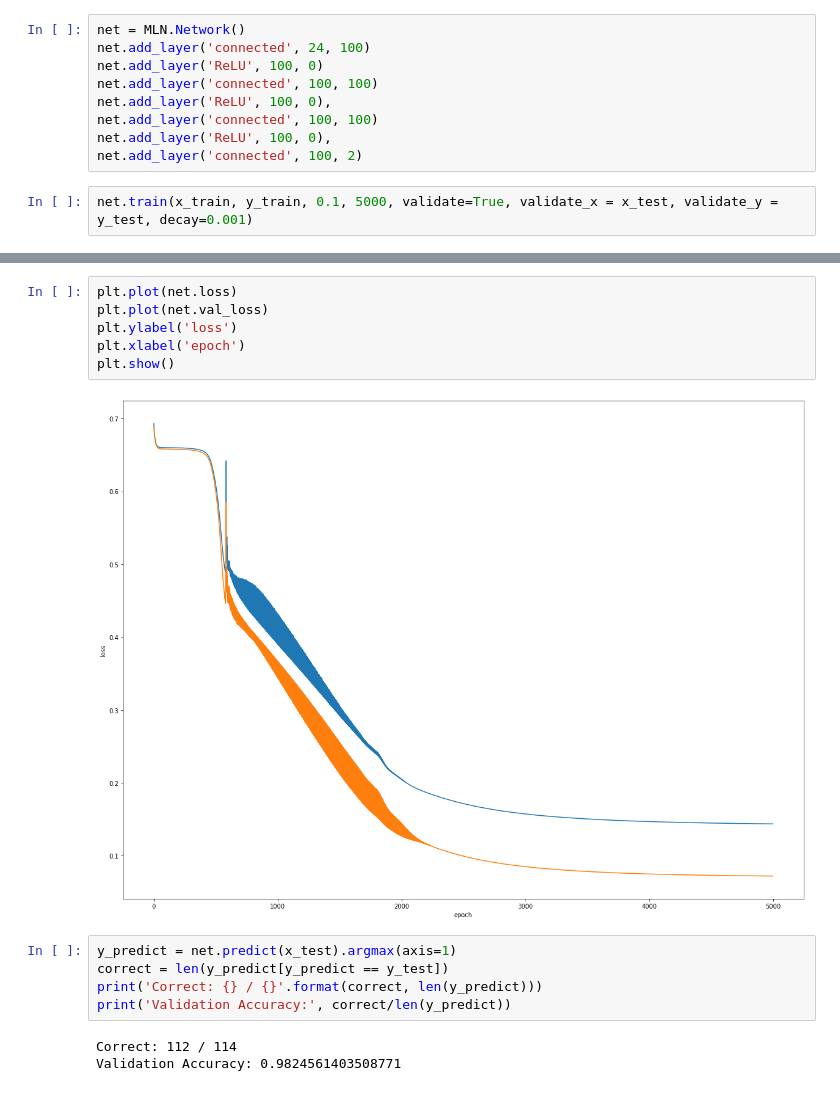
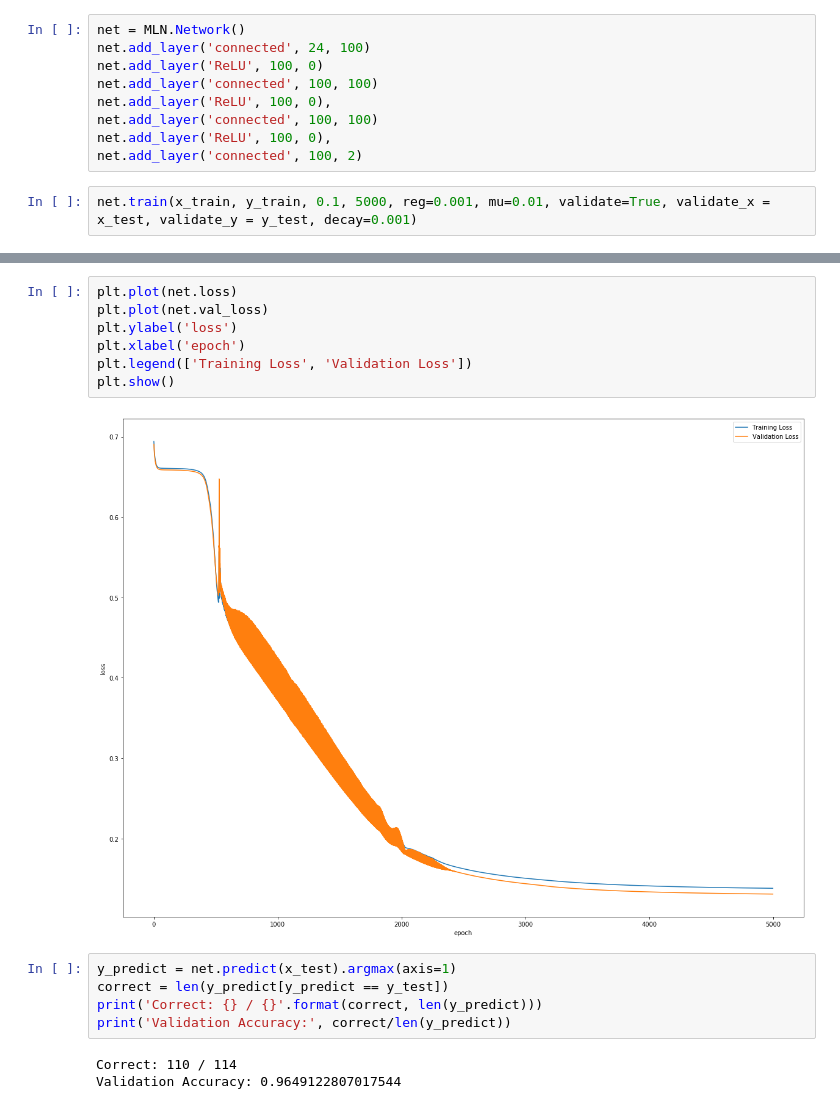
Before and after one commit to jacksonwb/multilayer_perceptron, a Jupyter notebook: multilayer_perceptron_fine_needle.ipynb, the cells around one changed output, grey strips where cells are left out. Cells and saved outputs as stored; diff of their text form.

```diff
--- a/multilayer_perceptron_fine_needle.ipynb
+++ b/multilayer_perceptron_fine_needle.ipynb
@@ -159,5 +159,5 @@ net.add_layer('connected', 100, 100)
 net.add_layer('ReLU', 100, 0),
 net.add_layer('connected', 100, 2)
 # %%
-net.train(x_train, y_train, 0.1, 5000, validate=True, validate_x = x_test, validate_y = y_test, decay=0.001)
+net.train(x_train, y_train, 0.1, 5000, reg=0.001, mu=0.01, validate=True, validate_x = x_test, validate_y = y_test, decay=0.001)
 # %% [output]
@@ -169,16 +169,17 @@ epoch 4000/5000 - loss 0.14689084934842286 - val_loss 0.07496502355782289
 # %%
 plt.plot(net.loss)
 plt.plot(net.val_loss)
 plt.ylabel('loss')
 plt.xlabel('epoch')
+plt.legend(['Training Loss', 'Validation Loss'])
 plt.show()
 # %% [output]
-[figure, old version]
+[figure, new version]
 # %%
 y_predict = net.predict(x_test).argmax(axis=1)
 correct = len(y_predict[y_predict == y_test])
 print('Correct: {} / {}'.format(correct, len(y_predict)))
 print('Validation Accuracy:', correct/len(y_predict))
 # %% [output]
-Correct: 112 / 114
-Validation Accuracy: 0.9824561403508771
+Correct: 110 / 114
+Validation Accuracy: 0.9649122807017544
```
Also changed, not shown: parts of 2 cells of this notebook, 2 other files.
